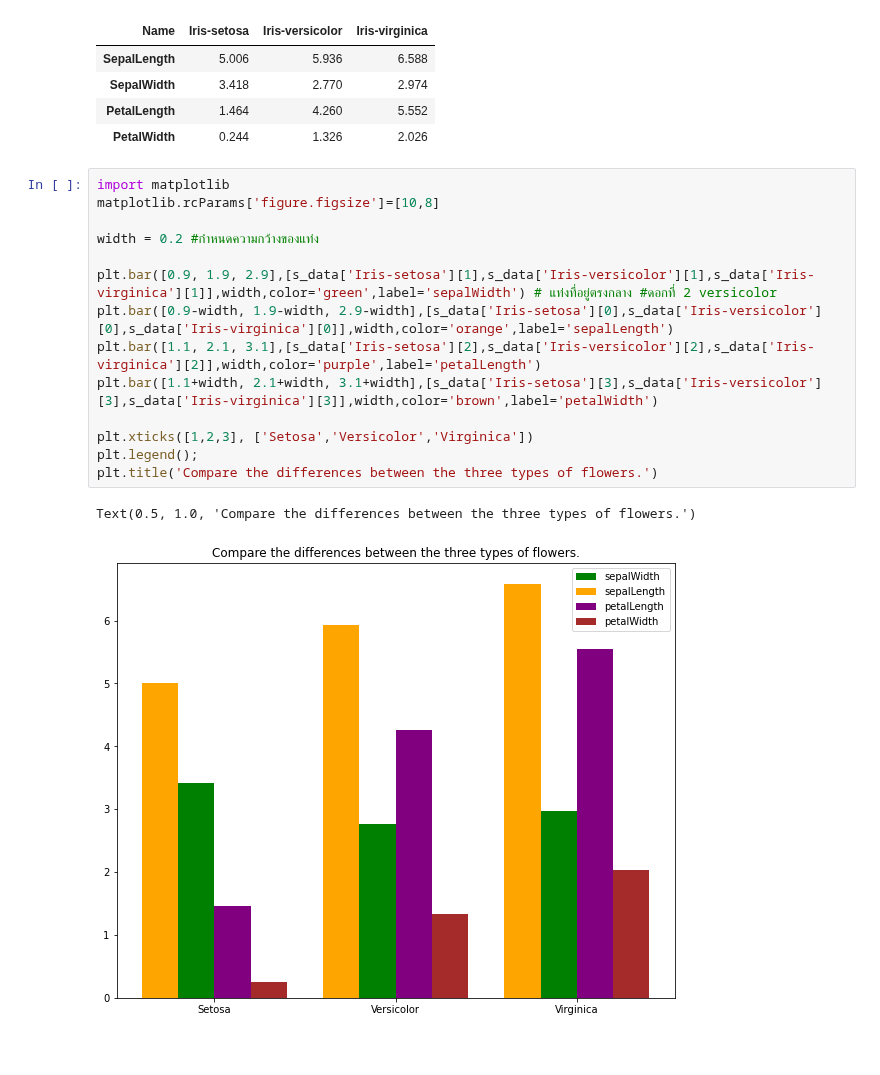
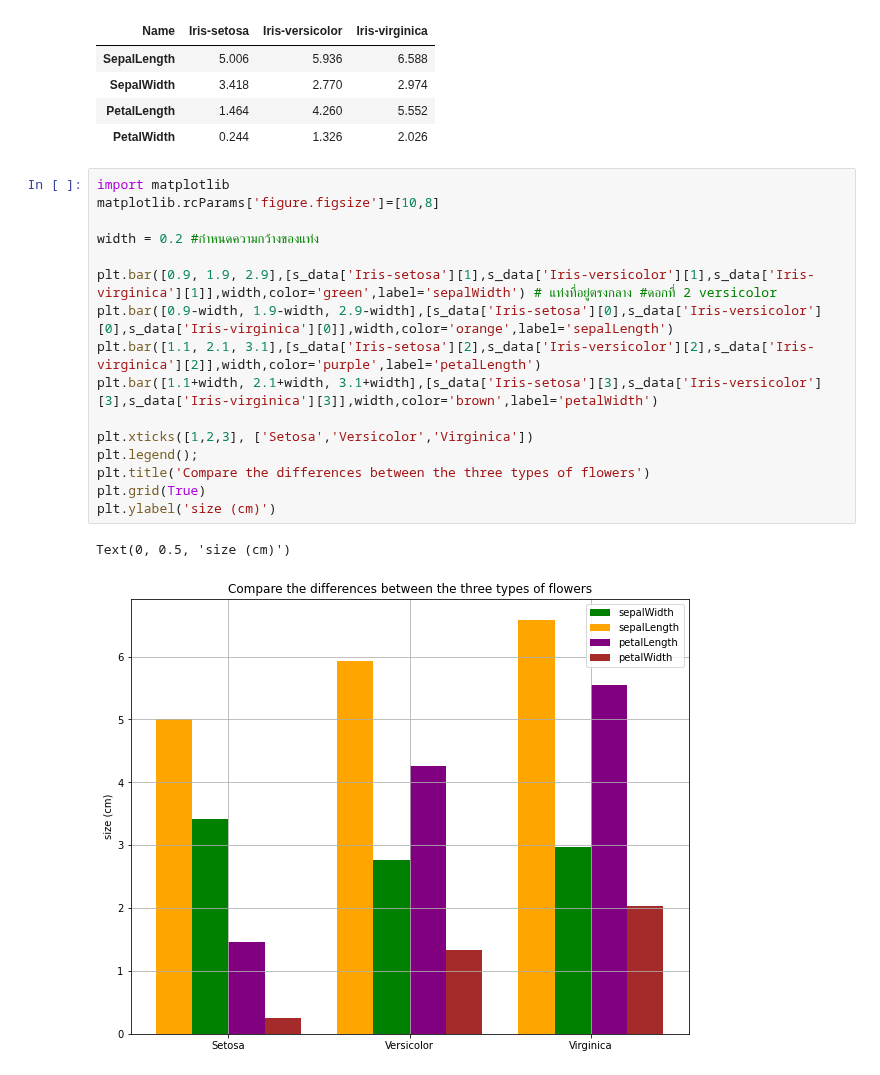
Before and after one commit to TungSoPon/BasicProg_DataViz65, a Jupyter notebook: Quiz7.ipynb, the cells around one changed output. Saved outputs shown, nothing was run; the diff lists cells and outputs as text.

```diff
--- a/Quiz7.ipynb
+++ b/Quiz7.ipynb
@@ -42,17 +42,19 @@ s_data
 # %%
 import matplotlib
 matplotlib.rcParams['figure.figsize']=[10,8]
 
 width = 0.2 #กำหนดความกว้างของแท่ง
 
 plt.bar([0.9, 1.9, 2.9],[s_data['Iris-setosa'][1],s_data['Iris-versicolor'][1],s_data['Iris-virginica'][1]],width,color='green',label='sepalWidth') # แท่งที่อยู่ตรงกลาง #ดอกที่ 2 versicolor
 plt.bar([0.9-width, 1.9-width, 2.9-width],[s_data['Iris-setosa'][0],s_data['Iris-versicolor'][0],s_data['Iris-virginica'][0]],width,color='orange',label='sepalLength')
 plt.bar([1.1, 2.1, 3.1],[s_data['Iris-setosa'][2],s_data['Iris-versicolor'][2],s_data['Iris-virginica'][2]],width,color='purple',label='petalLength')
 plt.bar([1.1+width, 2.1+width, 3.1+width],[s_data['Iris-setosa'][3],s_data['Iris-versicolor'][3],s_data['Iris-virginica'][3]],width,color='brown',label='petalWidth')
 
 plt.xticks([1,2,3], ['Setosa','Versicolor','Virginica'])
 plt.legend();
-plt.title('Compare the differences between the three types of flowers.')
+plt.title('Compare the differences between the three types of flowers')
+plt.grid(True)
+plt.ylabel('size (cm)')
 # %% [output]
-Text(0.5, 1.0, 'Compare the differences between the three types of flowers.')
+Text(0, 0.5, 'size (cm)')
-[figure, old version]
+[figure, new version]
```
